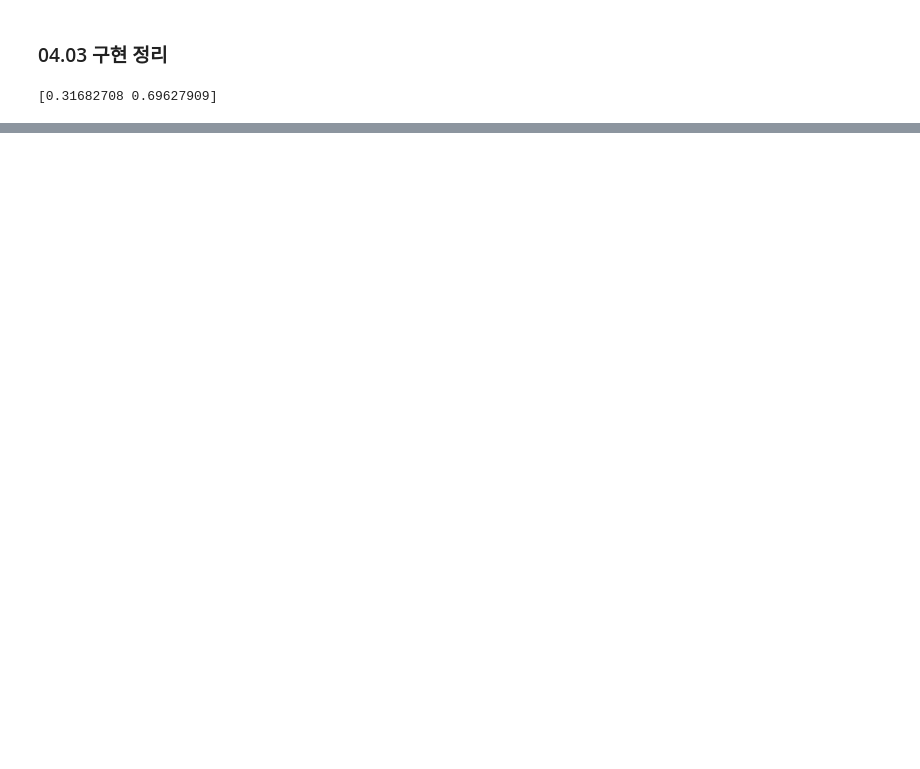
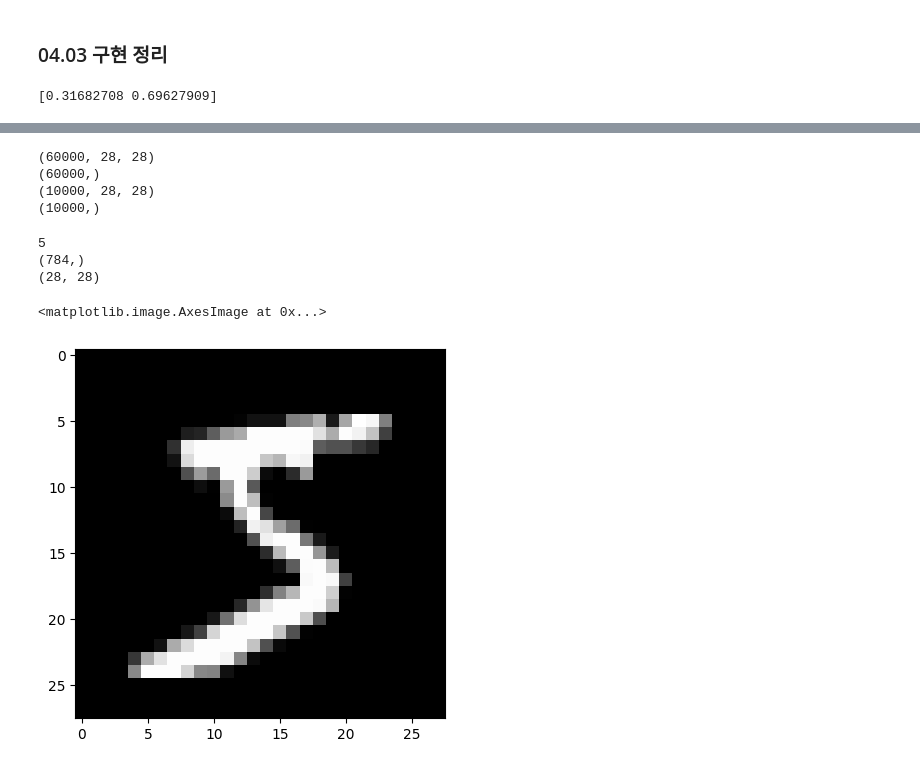
Before and after one commit to tjdux/deep-learning-study, a Jupyter notebook: 02_신경망.ipynb, the cells around one changed output, grey strips where cells are left out. Drawn from its saved outputs; the diff is of its cells as text; code cells hidden in the pictures; blank space fills up the shorter version.

```diff
--- a/02_신경망.ipynb
+++ b/02_신경망.ipynb
@@ -317,0 +412,33 @@ print(y)
+# %%
+# 데이터 로드
+import tensorflow as tf
+
+(x_train, t_train), (x_test, t_test) = tf.keras.datasets.mnist.load_data()
+
+print(x_train.shape)
+print(t_train.shape)
+print(x_test.shape)
+print(t_test.shape)
+# %% [output]
+(60000, 28, 28)
+(60000,)
+(10000, 28, 28)
+(10000,)
+# %%
+from PIL import Image
+
+img = flattened_x_train[0]
+label = t_train[0]
+print(label)
+
+print(img.shape)
+img = img.reshape(28, 28)
+print(img.shape)
+
+plt.imshow(img, cmap='gray')
+# %% [output]
+5
+(784,)
+(28, 28)
+<matplotlib.image.AxesImage at 0x...>
+[figure, added]
```
Also changed, not shown: parts of 26 cells of this notebook.
